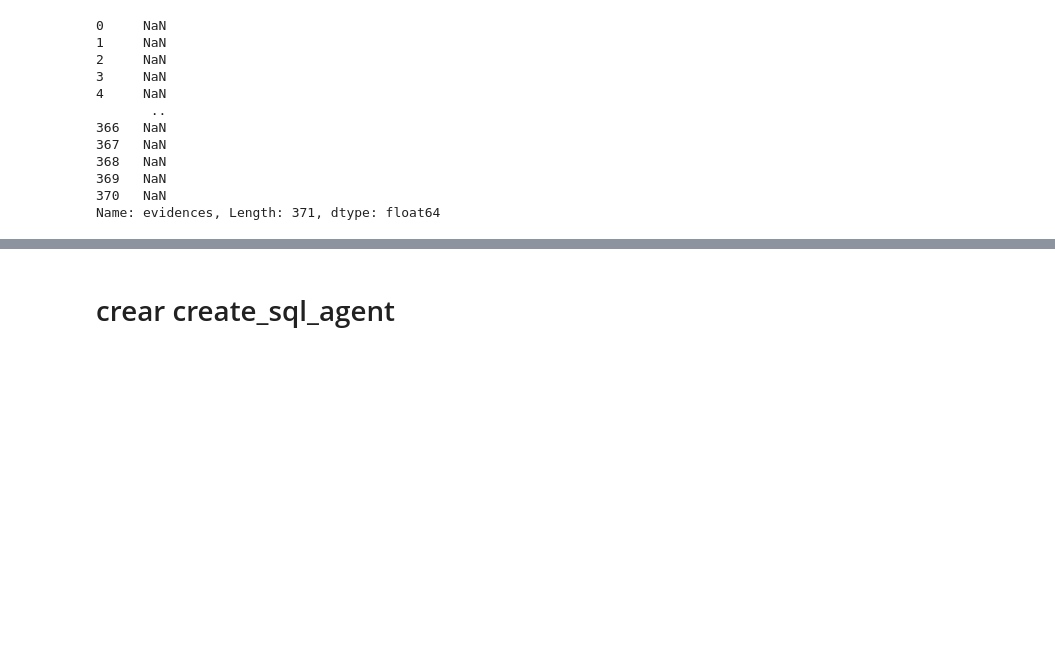
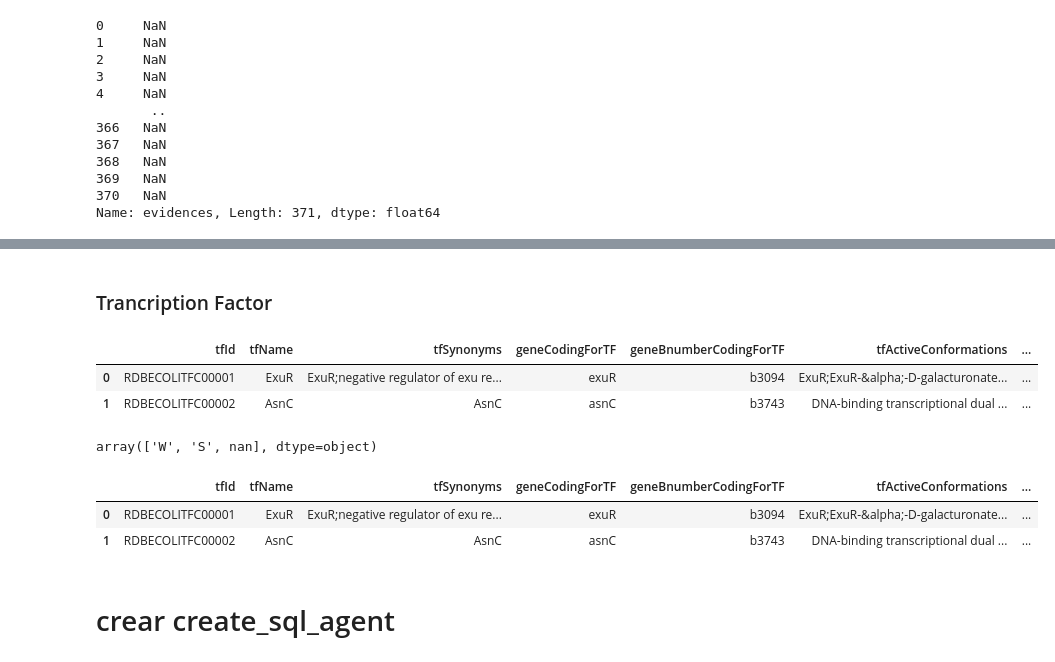
Before and after one commit to LeonelValencia/curso-langchain-qa-documents, a Jupyter notebook: notebooks/agente_sql.ipynb, the cells around one changed output, grey strips where cells are left out. Drawn from its saved outputs; the diff is of its cells as text; code cells hidden in the pictures; blank space fills up the shorter version.

```diff
--- a/notebooks/agente_sql.ipynb
+++ b/notebooks/agente_sql.ipynb
@@ -113,0 +195,13 @@ df_terminator.to_csv("../data/TerminatorSet.tsv", sep="\t", index=False)
+# %% [markdown]
+### Trancription Factor
+# %%
+df_tf = pd.read_csv("../data/TFSet.tsv", sep="\t")
+df_tf.head(2)
+# %% [output]
+|  | tfId | tfName | tfSynonyms | geneCodingForTF | geneBnumberCodingForTF | tfActiveConformations | ... |
+| 0 | RDBECOLITFC00001 | ExuR | ExuR;negative regulator of exu re... | exuR | b3094 | ExuR;ExuR-&alpha;-D-galacturonate... | ... |
+| 1 | RDBECOLITFC00002 | AsnC | AsnC | asnC | b3743 | DNA-binding transcriptional dual ... | ... |
+# %%
+df_tf["confidenceLevel"].unique()
+# %% [output]
+array(['W', 'S', nan], dtype=object)
@@ -114,3 +212,10 @@ df_terminator.to_csv("../data/TerminatorSet.tsv", sep="\t", index=False)
+# %%
+df_tf = pd.read_csv("../data/TFSet.tsv", sep="\t")
+df_tf.head(2)
+# %% [output]
+|  | tfId | tfName | tfSynonyms | geneCodingForTF | geneBnumberCodingForTF | tfActiveConformations | ... |
+| 0 | RDBECOLITFC00001 | ExuR | ExuR;negative regulator of exu re... | exuR | b3094 | ExuR;ExuR-&alpha;-D-galacturonate... | ... |
+| 1 | RDBECOLITFC00002 | AsnC | AsnC | asnC | b3743 | DNA-binding transcriptional dual ... | ... |
 # %% [markdown]
 # crear create_sql_agent
 # %%
```
Also changed, not shown: parts of 29 cells of this notebook, 5 other files.
